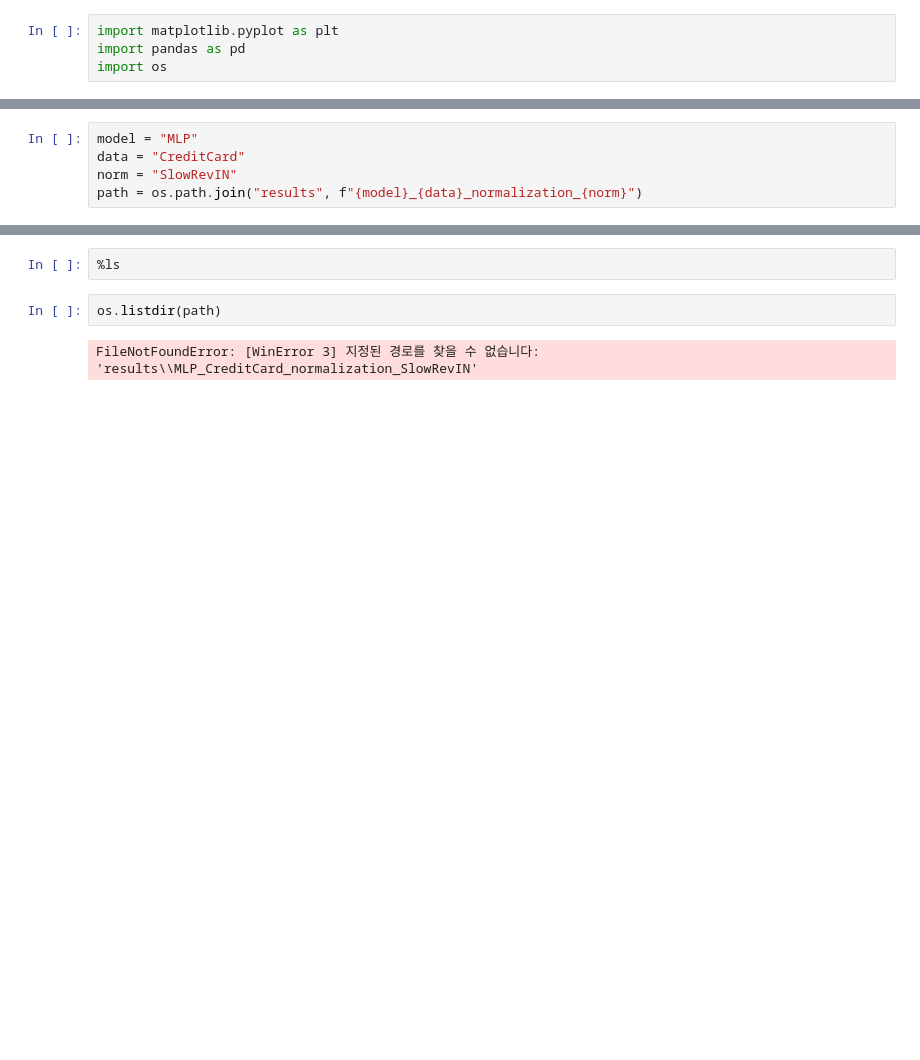
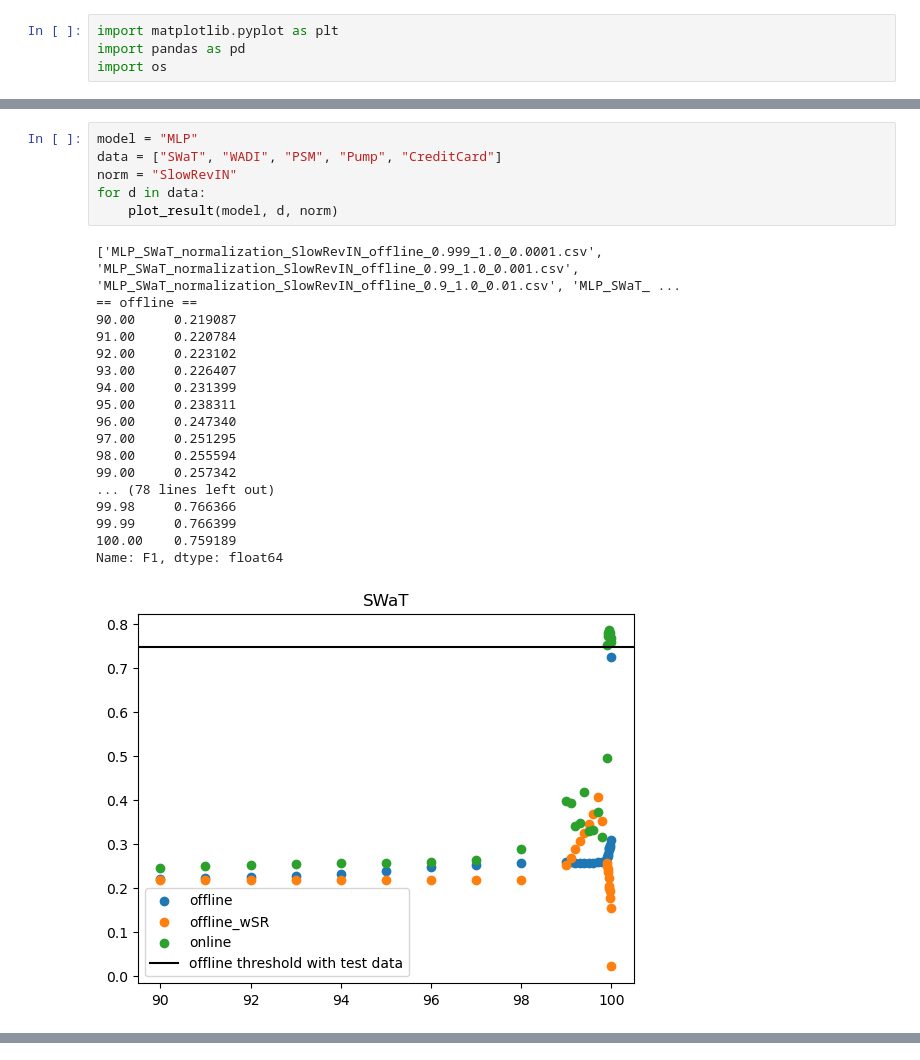
Before and after one commit to carrtesy/M2N2, a Jupyter notebook: figures/onoff_comparison.ipynb, the cells around one changed output, grey strips where cells are left out. Drawn from its saved outputs; the diff is of its cells as text; blank space fills up the shorter version.

Commit message:
[20230423] updated offline, offline+wSR, online results

```diff
--- a/figures/onoff_comparison.ipynb
+++ b/figures/onoff_comparison.ipynb
@@ -5,5 +74,25 @@ import os
 # %%
 model = "MLP"
-data = "CreditCard"
+data = ["SWaT", "WADI", "PSM", "Pump", "CreditCard"]
 norm = "SlowRevIN"
-path = os.path.join("results", f"{model}_{data}_normalization_{norm}")
+for d in data:
+    plot_result(model, d, norm)
+# %% [output]
+['MLP_SWaT_normalization_SlowRevIN_offline_0.999_1.0_0.0001.csv', 'MLP_SWaT_normalization_SlowRevIN_offline_0.99_1.0_0.001.csv', 'MLP_SWaT_normalization_SlowRevIN_offline_0.9_1.0_0.01.csv', 'MLP_SWaT_ ...
+== offline ==
+90.00     0.219087
+91.00     0.220784
+92.00     0.223102
+93.00     0.226407
+94.00     0.231399
+95.00     0.238311
+96.00     0.247340
+97.00     0.251295
+98.00     0.255594
+99.00     0.257342
+... (78 lines left out)
+99.98     0.766366
+99.99     0.766399
+100.00    0.759189
+Name: F1, dtype: float64
+[figure, added]
@@ -10,6 +170,0 @@ path = os.path.join("results", f"{model}_{data}_normalization_{norm}")
-# %%
-%ls
-# %%
-os.listdir(path)
-# %% [output]
-FileNotFoundError: [WinError 3] 지정된 경로를 찾을 수 없습니다: 'results\\MLP_CreditCard_normalization_SlowRevIN'
```
Also changed, not shown: parts of 3 cells of this notebook, 20 other files.
